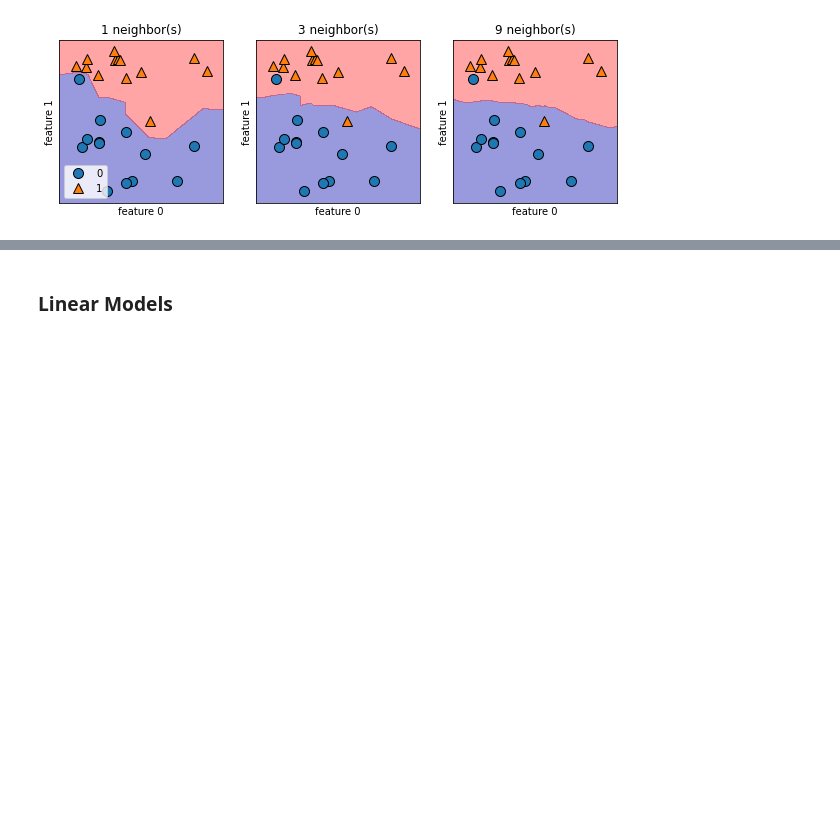
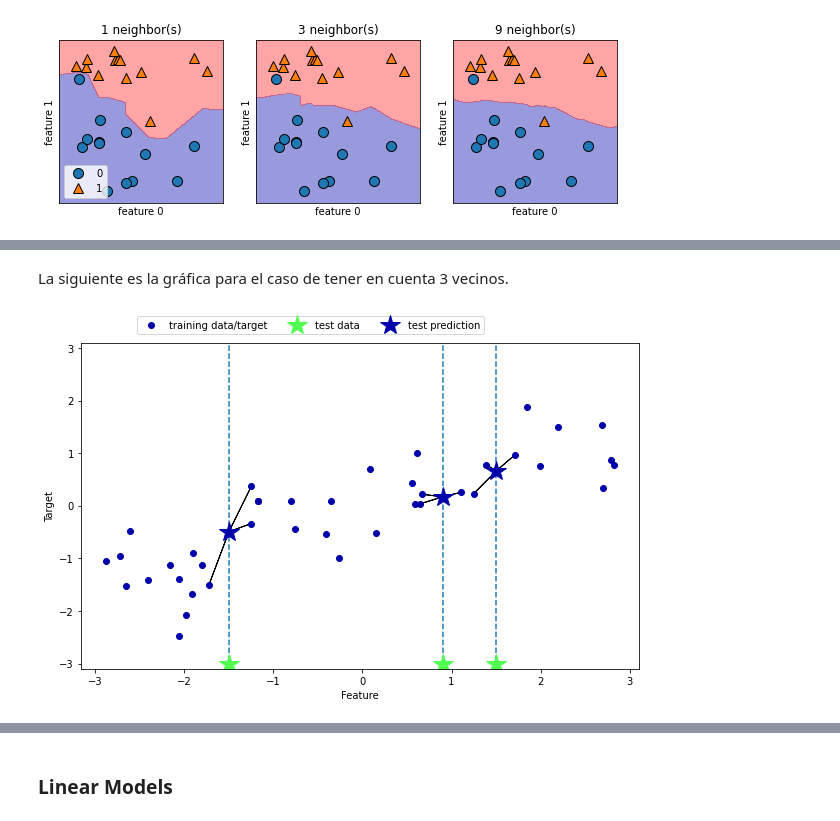
Before and after one commit to zazmage/Biblia_del_codigo, a Jupyter notebook: Notas_Introduction_to_Machine_Learning_with_Python/Chapter_2_Supervised_Learning/Notas_teoria_capitulo_2.ipynb, the cells around one changed output, grey strips where cells are left out. Saved outputs shown, nothing was run; the diff lists cells and outputs as text; code cells hidden in the pictures; blank space fills up the shorter version.

```diff
--- a/Notas_Introduction_to_Machine_Learning_with_Python/Chapter_2_Supervised_Learning/Notas_teoria_capitulo_2.ipynb
+++ b/Notas_Introduction_to_Machine_Learning_with_Python/Chapter_2_Supervised_Learning/Notas_teoria_capitulo_2.ipynb
@@ -199,0 +254,6 @@ axes[0].legend(loc=3)
+# %% [markdown]
+La siguiente es la gráfica para el caso de tener en cuenta 3 vecinos.
+# %%
+mglearn.plots.plot_knn_regression(n_neighbors=3)
+# %% [output]
+[figure, added]
```
Also changed, not shown: parts of 29 cells of this notebook.
